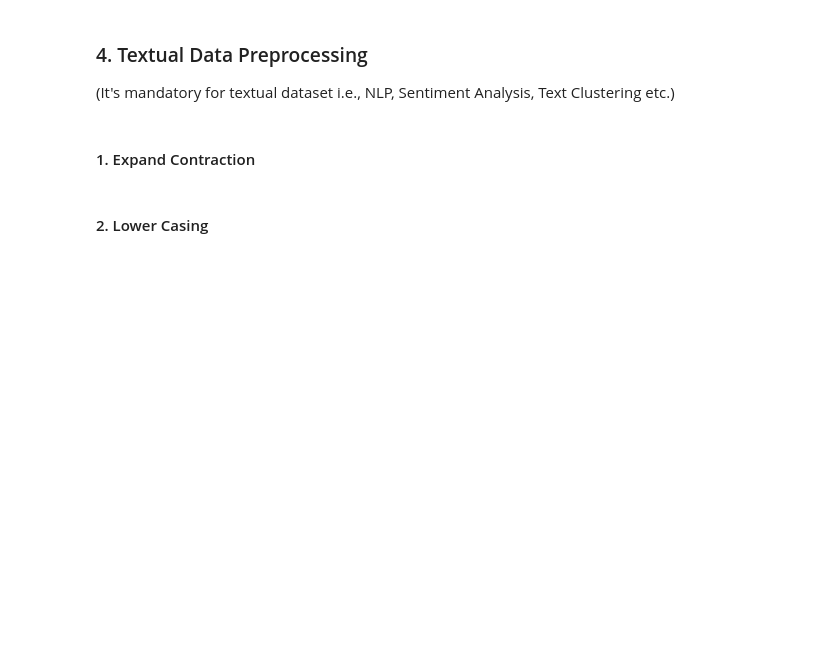
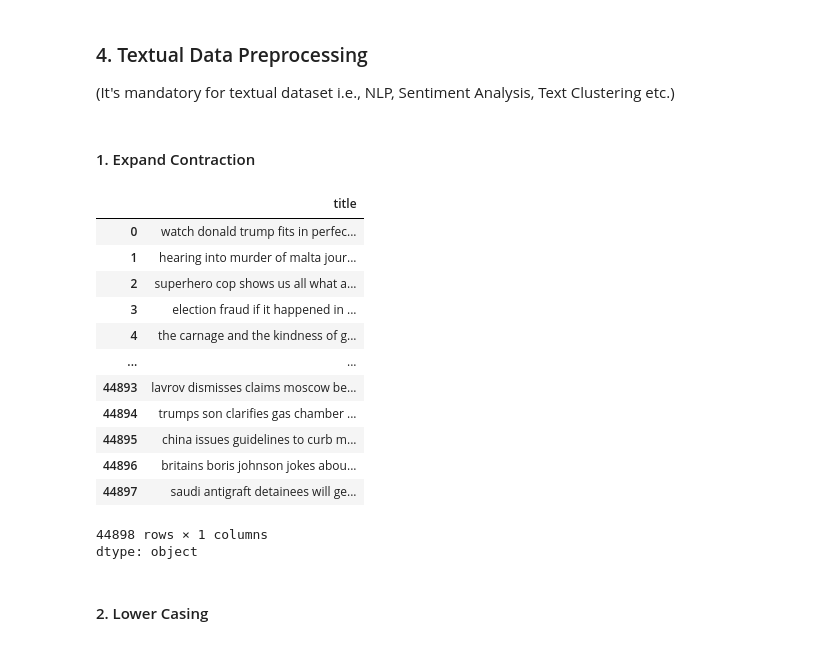
Before and after one commit to akshat-diwan/fake-news-detection, a Jupyter notebook: Fake_News_Detection.ipynb, the cells around one changed output. Drawn from its saved outputs; the diff is of its cells as text; code cells hidden in the pictures; blank space fills up the shorter version.

```diff
--- a/Fake_News_Detection.ipynb
+++ b/Fake_News_Detection.ipynb
@@ -548,6 +548,8 @@ Answer Here
 ### 1. Handling Missing Values
 # %%
 # Handling Missing Values & Missing Value Imputation
+
+news.drop(['subject', 'date'], axis = 1, inplace = True)
 # %% [markdown]
 #### What all missing value imputation techniques have you used and why did you use those techniques?
 # %% [markdown]
@@ -578,3 +580,41 @@ Answer Here.
+# %%
+# Expand Contraction
+
+def wordopt(text):
+  text = text.lower()
+
+  text = re.sub(r'https?://\S+|www\.\S+','',text)
+
+  text = re.sub('<.*?>','',text)
+
+  text = re.sub(r'[^\w\s]','',text)
+
+  text = re.sub(r'\d','',text)
+
+  text = re.sub(r'\n',' ',text)
+
+
+
+  return text
+# %%
+news['title'] = news['title'].apply(wordopt)
+# %%
+news['title']
+# %% [output]
+|  | title |
+| 0 | watch donald trump fits in perfec... |
+| 1 | hearing into murder of malta jour... |
+| 2 | superhero cop shows us all what a... |
+| 3 | election fraud if it happened in ... |
+| 4 | the carnage and the kindness of g... |
+| ... | ... |
+| 44893 | lavrov dismisses claims moscow be... |
+| 44894 | trumps son clarifies gas chamber ... |
+| 44895 | china issues guidelines to curb m... |
+| 44896 | britains boris johnson jokes abou... |
+| 44897 | saudi antigraft detainees will ge... |
+44898 rows × 1 columns
+dtype: object
 # %% [markdown]
 #### 2. Lower Casing
 # %%
```
Also changed, not shown: parts of 31 cells of this notebook.
